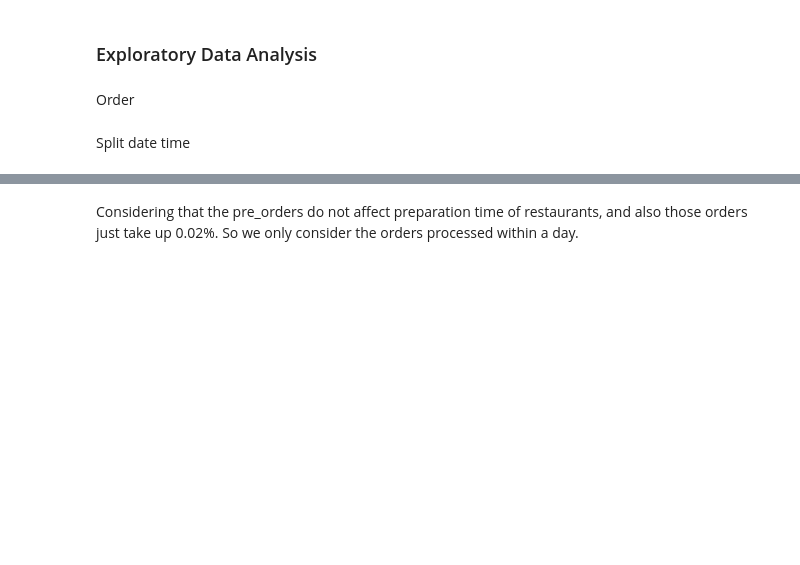
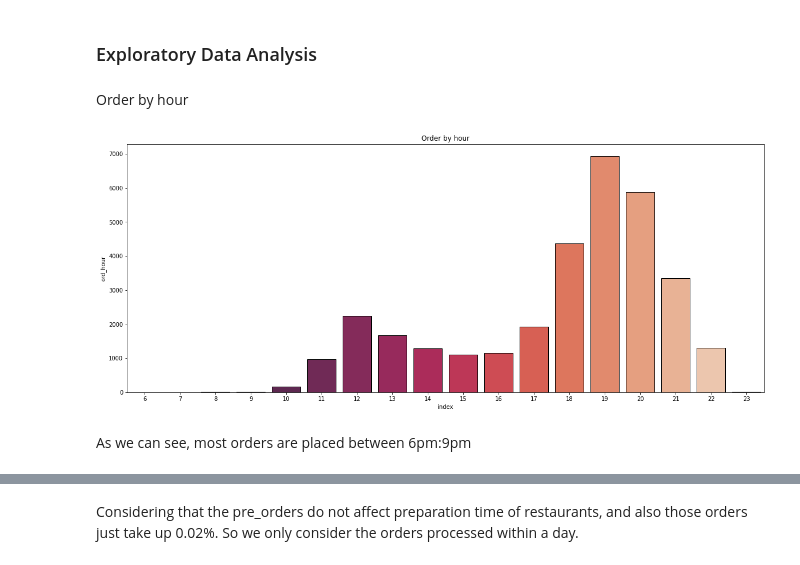
Before and after one commit to tramyynt/Delivery-Hiring, a Jupyter notebook: Delivery_Hiring.ipynb, the cells around one changed output, grey strips where cells are left out. Cells and saved outputs as stored; diff of their text form; code cells hidden in the pictures; blank space fills up the shorter version.

```diff
--- a/Delivery_Hiring.ipynb
+++ b/Delivery_Hiring.ipynb
@@ -90,0 +101,3 @@ print(restaurant.isna().sum().sum())
+# %%
+#merge two dataframes into df dataset
+order = pd.merge(order, restaurant, on='restaurant_id')
@@ -91,6 +139,4 @@ print(restaurant.isna().sum().sum())
 # %% [markdown]
 ### Exploratory Data Analysis
 # %% [markdown]
-Order
+Order by hour
-# %% [markdown]
-Split date time
@@ -108 +143,12 @@ order['week_day'] = order['order_acknowledged_at'].apply(lambda x: calendar.day_
+# %%
+temp = order['ord_hour'].value_counts().to_frame().reset_index()
+
+plt.figure(figsize=(20,8))
+sns.barplot(data = temp, x = 'index', y = 'ord_hour', palette ='rocket', edgecolor ='black')
+plt.title('Order by hour')
+plt.show()
+# %% [output]
+[figure, added]
+# %% [markdown]
+As we can see, most orders are placed between 6pm:9pm
 # %%
```
Also changed, not shown: parts of 52 cells of this notebook.
